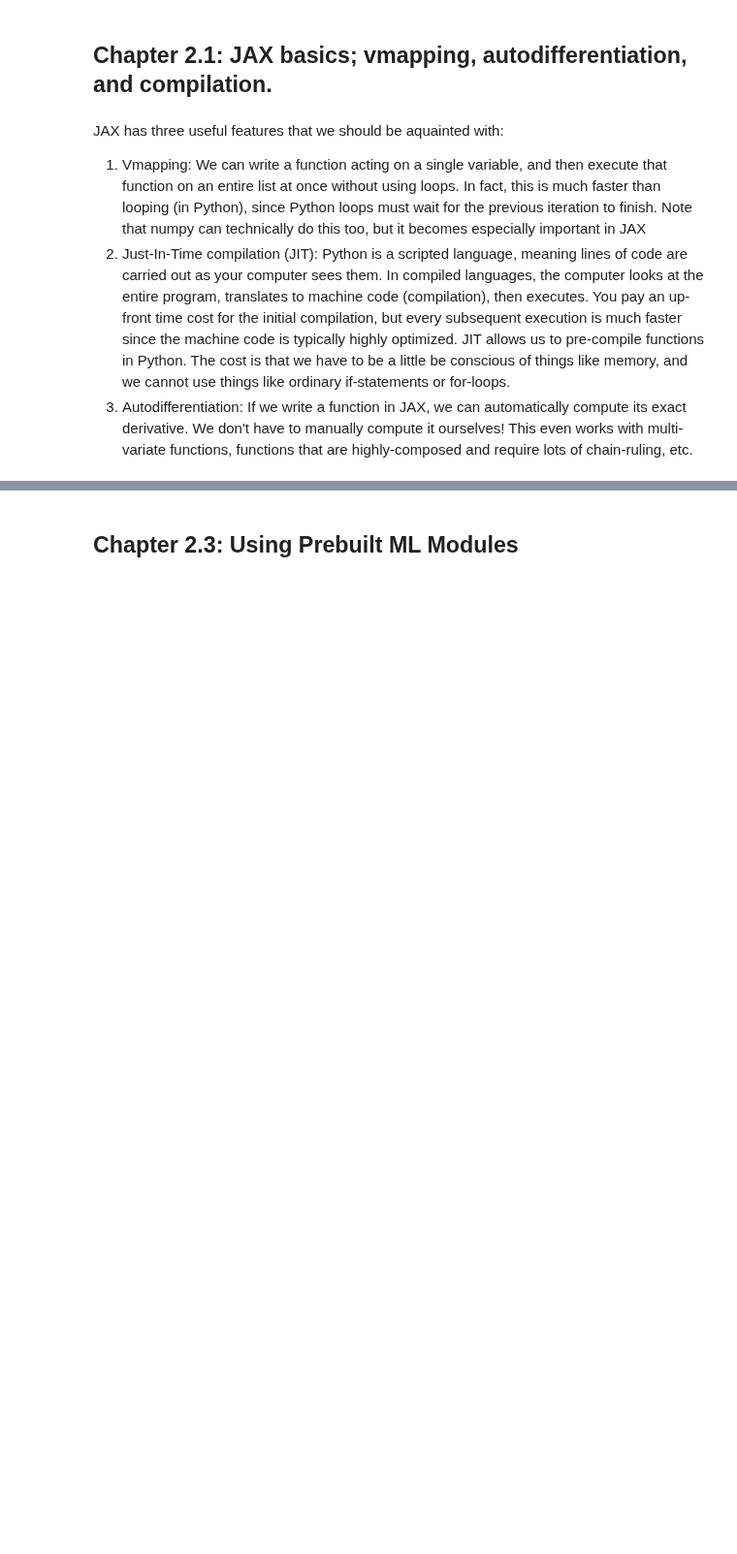
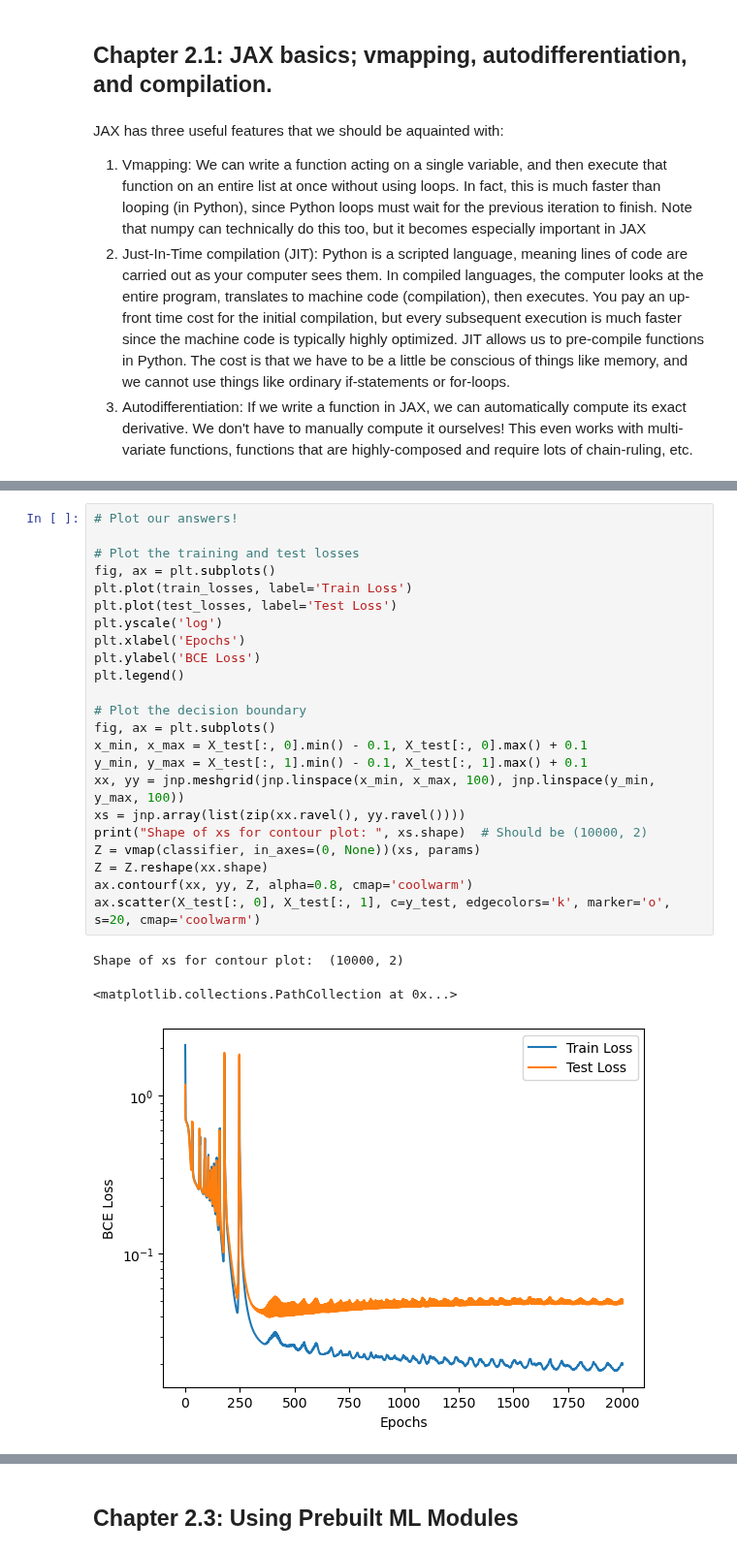
Before and after one commit to mcgen-ct/tutorials, a Jupyter notebook: ml/neural_networks.ipynb, the cells around one changed output, grey strips where cells are left out. Shown at 97% size. Saved outputs shown, nothing was run; the diff lists cells and outputs as text; blank space fills up the shorter version.

```diff
--- a/ml/neural_networks.ipynb
+++ b/ml/neural_networks.ipynb
@@ -590,0 +747,27 @@ MLP loss: 0.26908526
+# %%
+# Plot our answers!
+
+# Plot the training and test losses
+fig, ax = plt.subplots()
+plt.plot(train_losses, label='Train Loss')
+plt.plot(test_losses, label='Test Loss')
+plt.yscale('log')
+plt.xlabel('Epochs')
+plt.ylabel('BCE Loss')
+plt.legend()
+
+# Plot the decision boundary
+fig, ax = plt.subplots()
+x_min, x_max = X_test[:, 0].min() - 0.1, X_test[:, 0].max() + 0.1
+y_min, y_max = X_test[:, 1].min() - 0.1, X_test[:, 1].max() + 0.1
+xx, yy = jnp.meshgrid(jnp.linspace(x_min, x_max, 100), jnp.linspace(y_min, y_max, 100))
+xs = jnp.array(list(zip(xx.ravel(), yy.ravel())))
+print("Shape of xs for contour plot: ", xs.shape)  # Should be (10000, 2)
+Z = vmap(classifier, in_axes=(0, None))(xs, params)
+Z = Z.reshape(xx.shape)
+ax.contourf(xx, yy, Z, alpha=0.8, cmap='coolwarm')
+ax.scatter(X_test[:, 0], X_test[:, 1], c=y_test, edgecolors='k', marker='o', s=20, cmap='coolwarm')
+# %% [output]
+Shape of xs for contour plot:  (10000, 2)
+<matplotlib.collections.PathCollection at 0x...>
+[figure, added]
```
Also changed, not shown: parts of 57 cells of this notebook.
